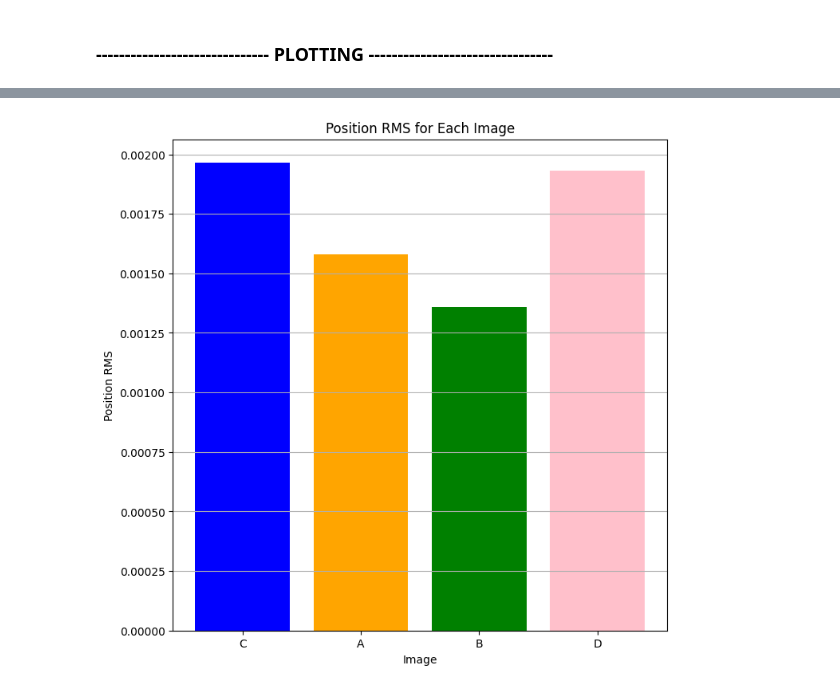
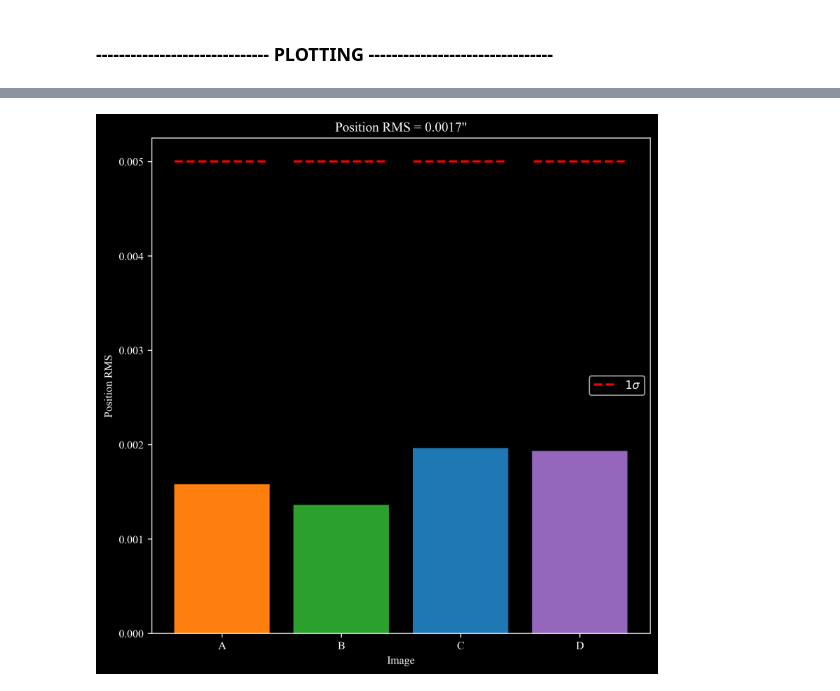
Before and after one commit to romms921/PyAutoGlaf, a Jupyter notebook: plotting.ipynb, the cells around one changed output, grey strips where cells are left out. Saved outputs shown, nothing was run; the diff lists cells and outputs as text; code cells hidden in the pictures.

Commit message:
plotting for position rms

```diff
--- a/plotting.ipynb
+++ b/plotting.ipynb
@@ -2,6 +2,8 @@
 import pandas as pd
 import numpy as np
 import matplotlib.pyplot as plt
+plt.rcParams["font.family"] = "Times New Roman"
+plt.rcParams["figure.dpi"] = 300
 from astropy.io import fits
 import re
 import os
@@ -908,7 +910,7 @@ if optimize == 1:
 # Preprocessing for Plotting
 # Assigning Colours
 obs_point['Color'] = ['blue', 'orange', 'green', 'pink']
-pred_point['Color'] = ['blue', 'orange', 'green', 'pink'][0:len(pred_point)]
+pred_point['Color'] = ['tab:blue', 'tab:orange', 'tab:green', 'tab:purple'][0:len(pred_point)]
 
 # Calculating RMS
 num_obs_point = len(obs_point)
@@ -918,11 +920,15 @@ if num_obs_point == num_pred_point:
     image_rms = []
     for i in range(num_obs_point):
         dist = np.sqrt((obs_point.at[i, 'x'] - pred_point.at[i, 'x'])**2 + (obs_point.at[i, 'y'] - pred_point.at[i, 'y'])**2)
-        pred_point['pos_rms'][i] = dist
         image_rms.append(dist)
         pos_rms = np.sqrt(np.sum(np.array(image_rms)**2) / num_obs_point)
+    pred_point['pos_rms'] = image_rms
     print(f"Position RMS: {pos_rms}")
     print(f"Image-wise Position RMS: {image_rms}")
+
+# Order according to Img names
+obs_point = obs_point.sort_values(by='Img').reset_index(drop=True)
+pred_point = pred_point.sort_values(by='Img').reset_index(drop=True)
 # %% [output]
 Position RMS: 0.001727715254317106
 Image-wise Position RMS: [0.0019646882704388623, 0.0015811388300843244, 0.0013601470508735006, 0.0019313207915827276]
@@ -953,14 +943,25 @@ pred_point
 # %%
-def plotting(obs_point, pred_point):
+def plotting(obs_point, pred_point, bkg = 'white'):
+    if bkg == 'black':
+        plt.style.use('dark_background')
+        plt.rcParams.update({'axes.facecolor':'black', 'figure.facecolor':'black'})
+    else:
+        plt.style.use('default')
+        plt.rcParams.update({'axes.facecolor':'white', 'figure.facecolor':'white'})
+
+
     # Plotting for POS
     plt.figure(figsize=(8, 8))
     plt.bar(pred_point['Img'], pred_point['pos_rms'], color=pred_point['Color'])
+    for i in range(len(pred_point)):
+        bar_bounds = [0.046, 0.234, 0.285, 0.475, 0.525, 0.714, 0.766, 0.954]
+        plt.axhline(y=obs_point['pos_err'].iloc[i], xmin=bar_bounds[0 + 2*i], xmax=bar_bounds[1 + 2*i], color='r', linestyle='--', linewidth=2, label='$1 \sigma$' if i == 0 else "")
     plt.xlabel('Image')
     plt.ylabel('Position RMS')
-    plt.title('Position RMS for Each Image')
-    plt.grid(axis='y')
+    plt.legend()
+    plt.title('Position RMS = {:.4f}"'.format(pos_rms))
     plt.show()
 # %%
-plotting(obs_point, pred_point)
+plotting(obs_point, pred_point, bkg='black')
 # %% [output]
-[figure, old version]
+[figure, new version]
```
Also changed, not shown: parts of 5 cells of this notebook, 2 other files.
